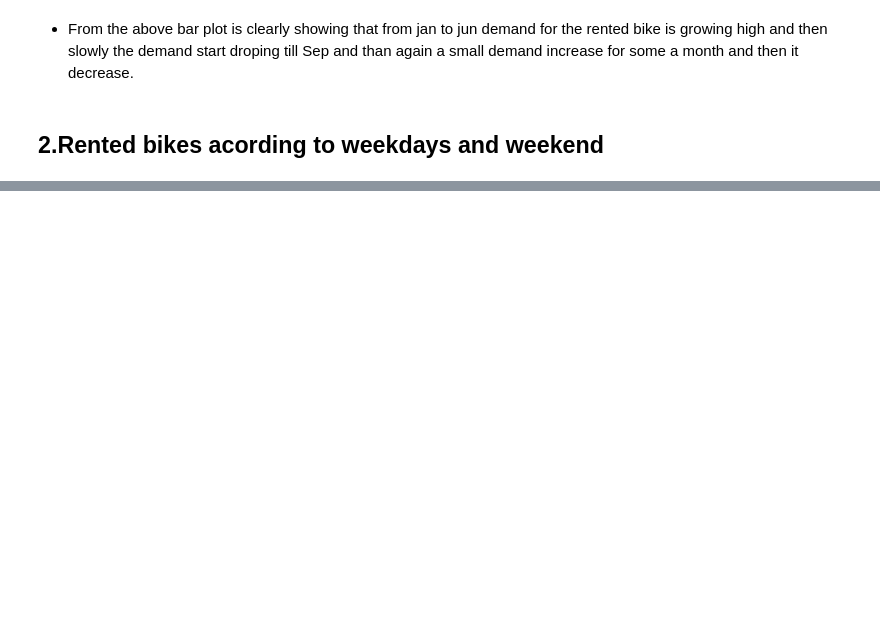
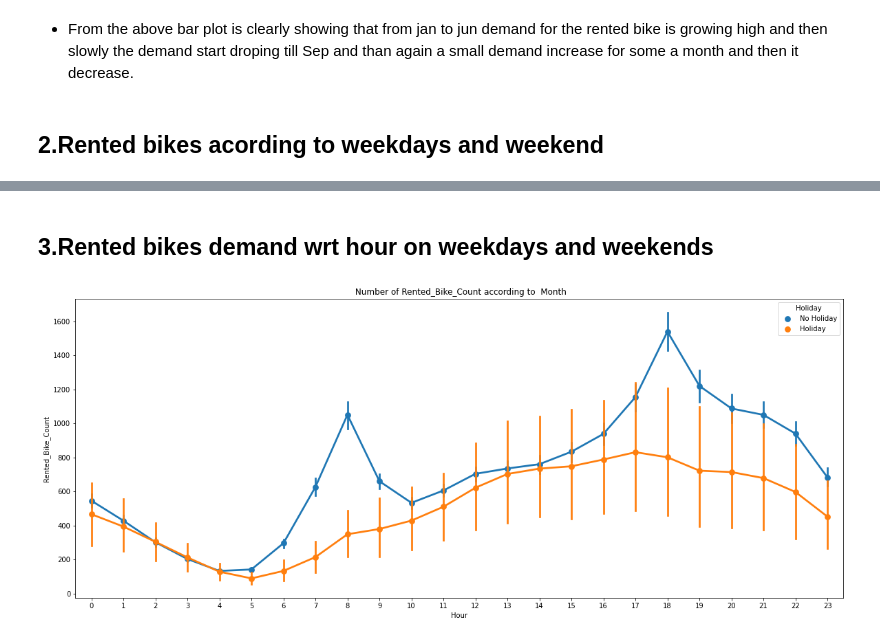
Before and after one commit to kuresh02/Bike-Sharing-Demand-Prediction---Capstone-Project, a Jupyter notebook: Capstone_Project__Sharing_Demand_Prediction.ipynb, the cells around one changed output, grey strips where cells are left out. Drawn from its saved outputs; the diff is of its cells as text; code cells hidden in the pictures; blank space fills up the shorter version.

```diff
--- a/Capstone_Project__Sharing_Demand_Prediction.ipynb
+++ b/Capstone_Project__Sharing_Demand_Prediction.ipynb
@@ -374,0 +371,14 @@ plt.show()
+# %% [markdown]
+## **3.Rented bikes demand wrt hour on weekdays and weekends**
+# %%
+# Give a size
+fig,ax=plt.subplots(figsize=(20,8))
+
+# Rented_Bike_Count v/s Holiday and No-Holiday barplot in hourly
+sns.pointplot(data = bike_df,x = 'Hour',y = 'Rented_Bike_Count',hue='Holiday',ax=ax)
+
+# Show the plot
+plt.title(' Number of Rented_Bike_Count according to  Month')
+plt.show()
+# %% [output]
+[figure, added]
```
Also changed, not shown: parts of 14 cells of this notebook.
